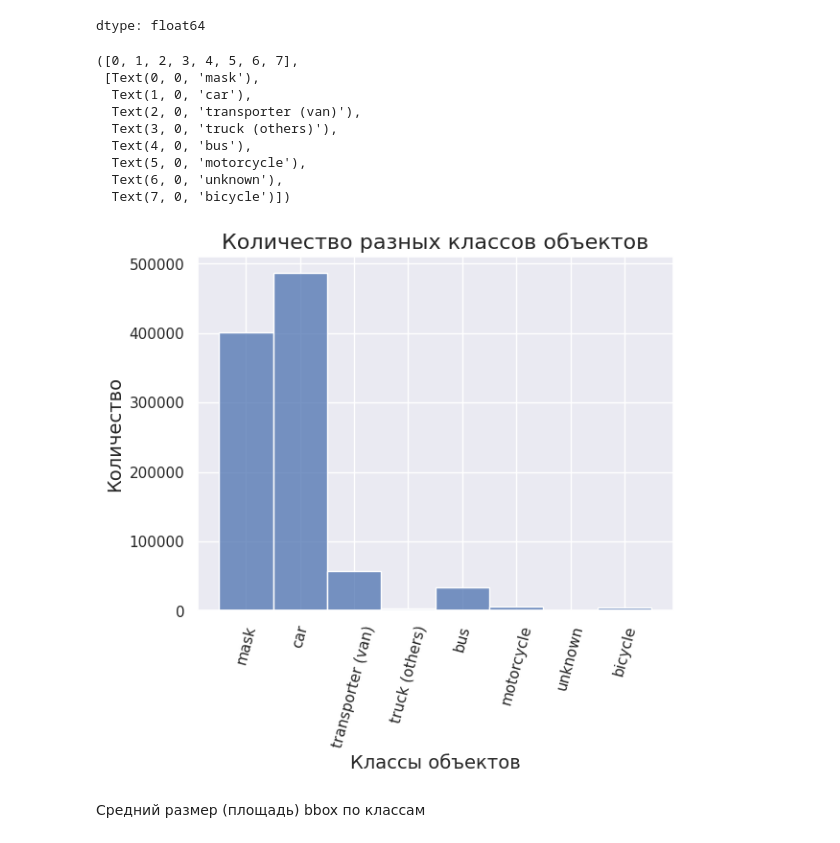
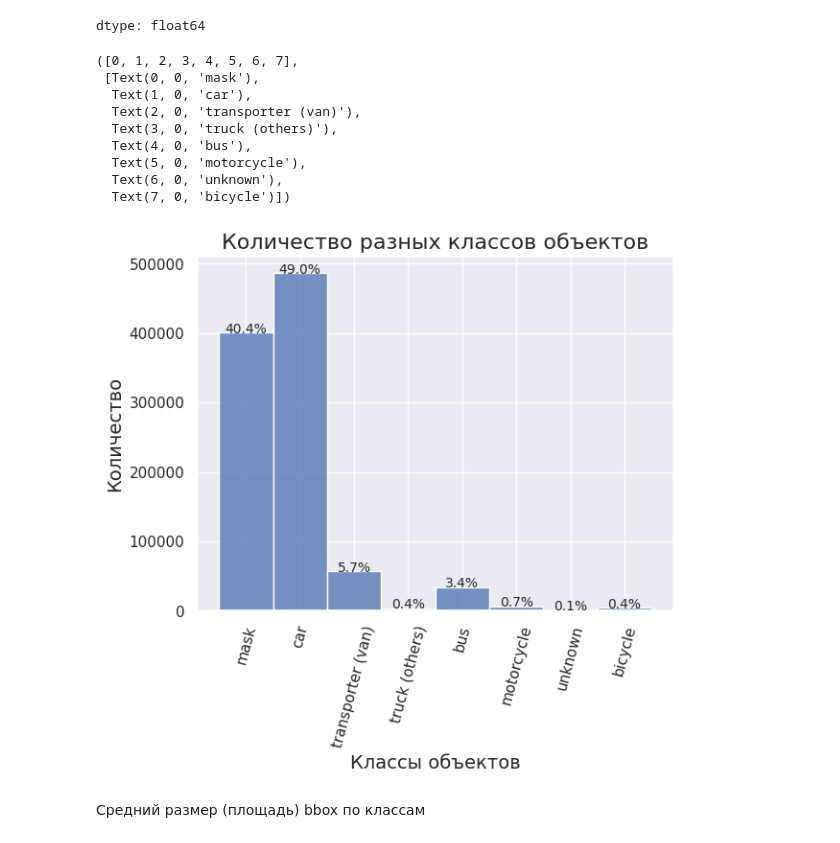
Before and after one commit to irina-krivosheina/AI-24-Team-45, a Jupyter notebook: EDA.ipynb, the cells around one changed output. Saved outputs shown, nothing was run; the diff lists cells and outputs as text; code cells hidden in the pictures.

```diff
--- a/EDA.ipynb
+++ b/EDA.ipynb
@@ -46,3 +22,19 @@ df['bbox_square'] = df['width'] * df['height']
+# %%
+class_id_to_name = {
+    1: 'bicycle',
+    8: 'unknown',
+    2: 'motorcycle',
+    3: 'car',
+    4: 'transporter (van)',
+    5: 'bus',
+    6: 'truck (others)',
+    9: 'mask'
+}
+
+df['class_id'] = df['class_id'].astype('int') + 1
+df['class_name'] = df['class_id'].map(class_id_to_name)
+df['image'] = df['image'].apply(lambda x: x[:-4])
+df['bbox_square'] = df['width'] * df['height']
 # %%
 df.head()
 # %% [output]
@@ -115,21 +107,29 @@ dtype: float64
 # %%
 sns.set_theme(style="darkgrid")
 plot = sns.histplot(data=df, x="class_name")
 plot.axes.set_title("Количество разных классов объектов", fontsize=16)
 plot.set_xlabel("Классы объектов", fontsize=14)
-plot.set_ylabel("Количество", fontsize=14);
+plot.set_ylabel("Количество", fontsize=14)
+
+#Расчет общего количества и добавление процентного значения на каждый столбец
+total = len(df)
+for p in plot.patches:
+    height = p.get_height()
+    percentage = f'{height / total * 100:.1f}%'
+    plot.text(p.get_x() + p.get_width() / 2, height, percentage, ha="center", fontsize=10)
+
 plt.xticks(rotation=75)
 # %% [output]
 ([0, 1, 2, 3, 4, 5, 6, 7],
  [Text(0, 0, 'mask'),
   Text(1, 0, 'car'),
   Text(2, 0, 'transporter (van)'),
   Text(3, 0, 'truck (others)'),
   Text(4, 0, 'bus'),
   Text(5, 0, 'motorcycle'),
   Text(6, 0, 'unknown'),
   Text(7, 0, 'bicycle')])
-[figure, old version]
+[figure, new version]
 # %% [markdown]
 Средний размер (площадь) bbox по классам
 # %%
```
Also changed, not shown: parts of 1 cell of this notebook, 1 other file.
